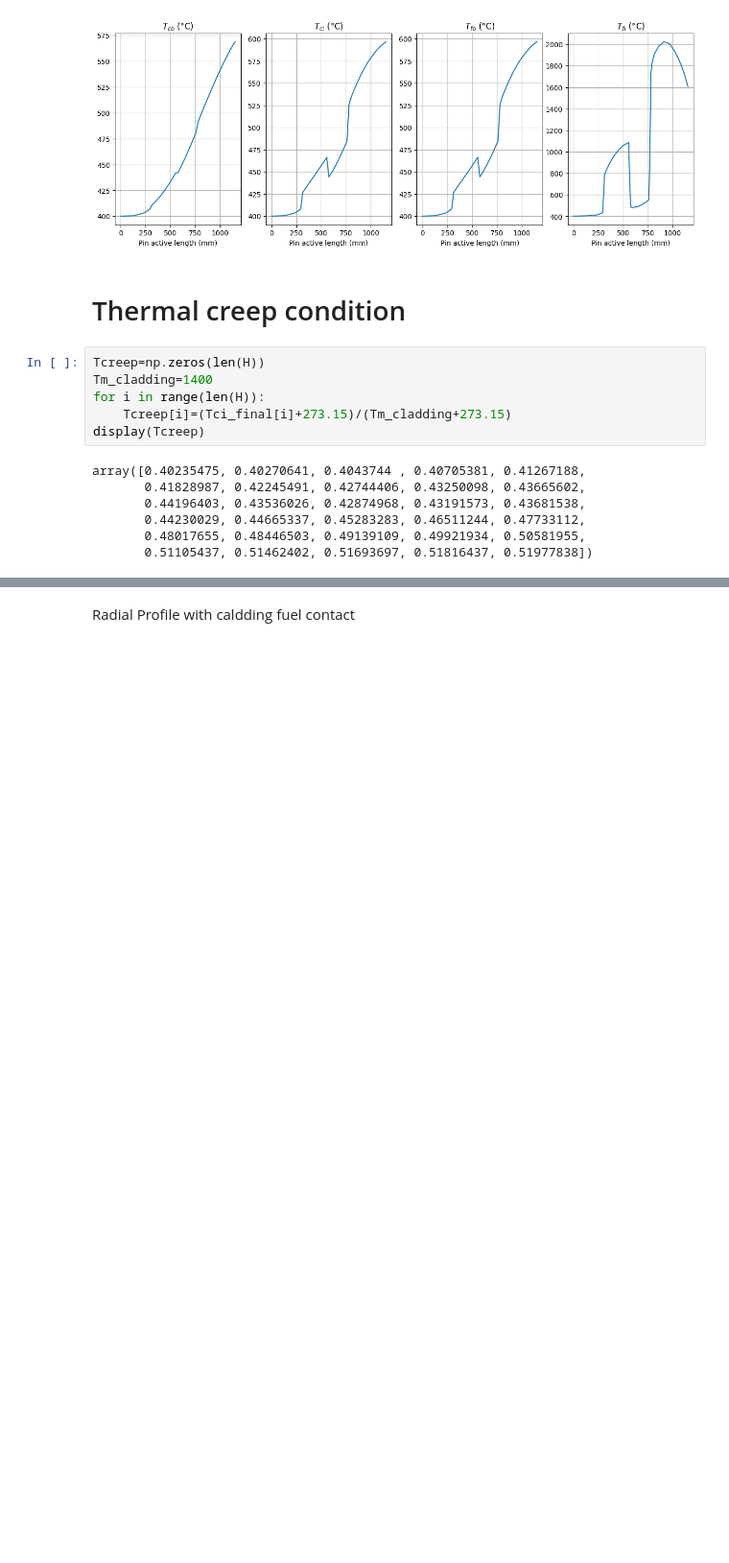
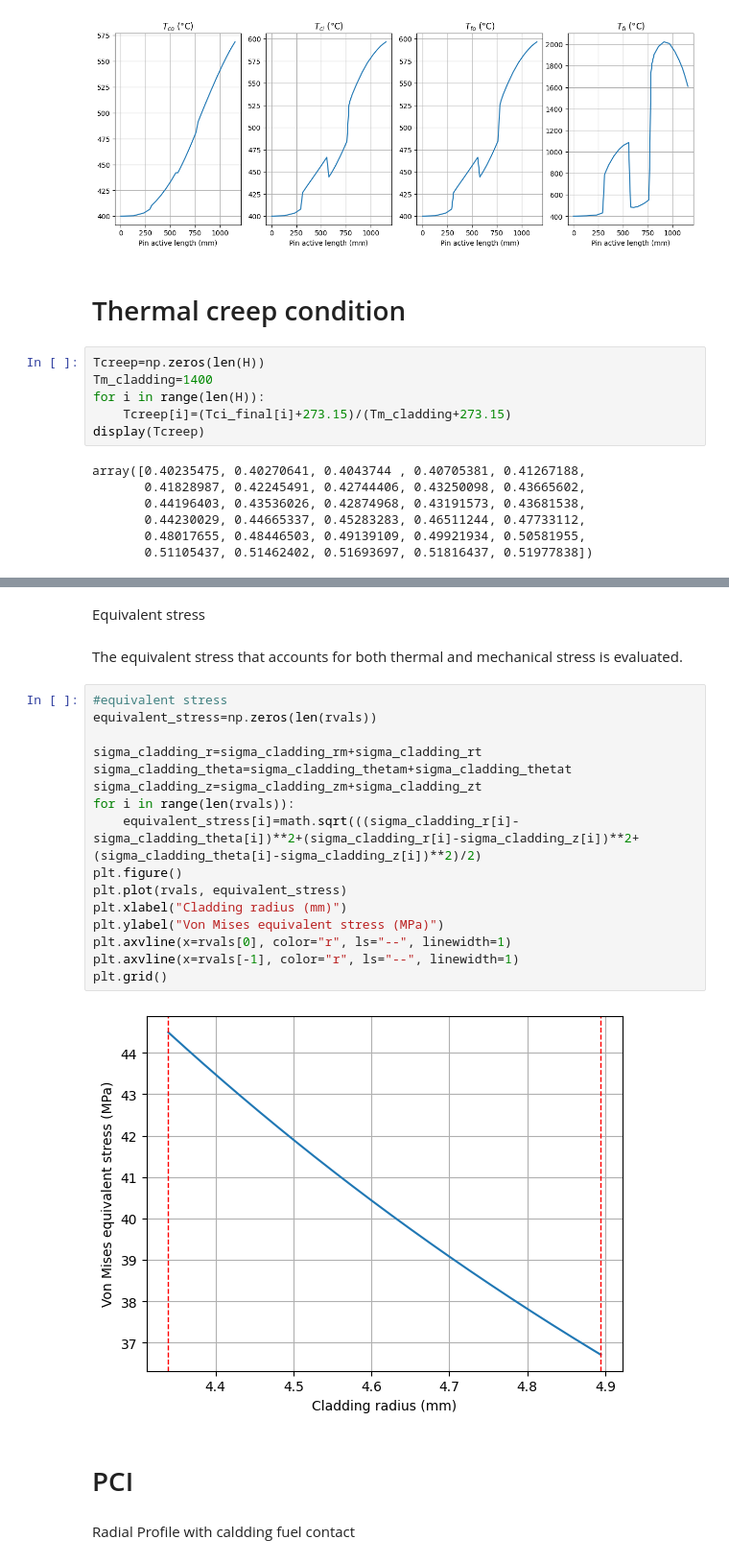
Before and after one commit to Andrea1999Broglia/ASTRID-reactor-fuel-pin-design, a Jupyter notebook: Reactor model.ipynb, the cells around one changed output, grey strips where cells are left out. Shown at 96% size. Saved outputs shown, nothing was run; the diff lists cells and outputs as text; blank space fills up the shorter version.

```diff
--- a/Reactor model.ipynb
+++ b/Reactor model.ipynb
@@ -1409,2 +1369,26 @@ print((T_contact[23]))
+# %% [markdown]
+Equivalent stress
+# %% [markdown]
+The equivalent stress that accounts for both thermal and mechanical stress is evaluated.
+# %%
+#equivalent stress
+equivalent_stress=np.zeros(len(rvals))
+
+sigma_cladding_r=sigma_cladding_rm+sigma_cladding_rt
+sigma_cladding_theta=sigma_cladding_thetam+sigma_cladding_thetat
+sigma_cladding_z=sigma_cladding_zm+sigma_cladding_zt
+for i in range(len(rvals)):
+    equivalent_stress[i]=math.sqrt(((sigma_cladding_r[i]-sigma_cladding_theta[i])**2+(sigma_cladding_r[i]-sigma_cladding_z[i])**2+(sigma_cladding_theta[i]-sigma_cladding_z[i])**2)/2)
+plt.figure()
+plt.plot(rvals, equivalent_stress)
+plt.xlabel("Cladding radius (mm)")
+plt.ylabel("Von Mises equivalent stress (MPa)")
+plt.axvline(x=rvals[0], color="r", ls="--", linewidth=1)
+plt.axvline(x=rvals[-1], color="r", ls="--", linewidth=1)
+plt.grid()
+# %% [output]
+[figure, added]
+# %% [markdown]
+# PCI
 # %% [markdown]
 Radial Profile with caldding fuel contact
```
Also changed, not shown: parts of 20 cells of this notebook.
